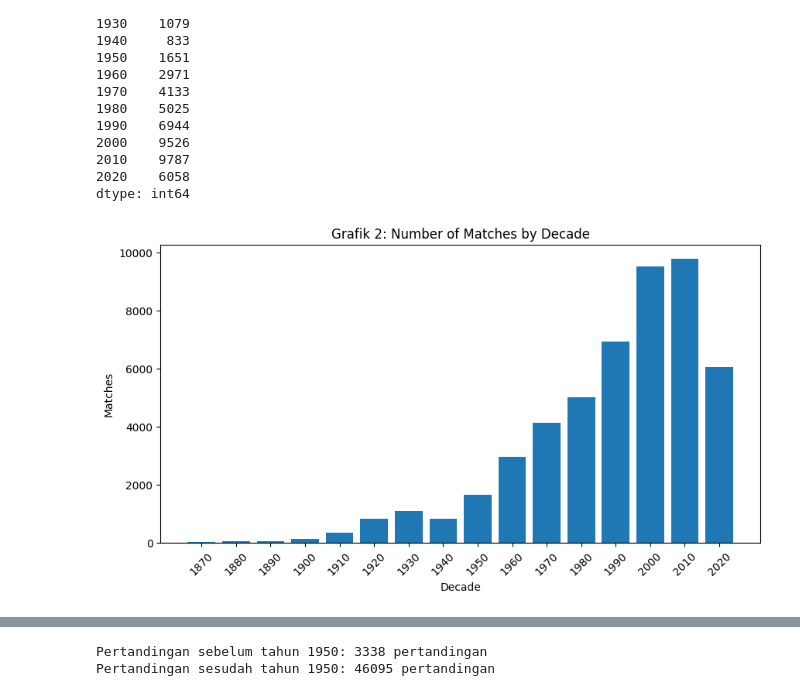
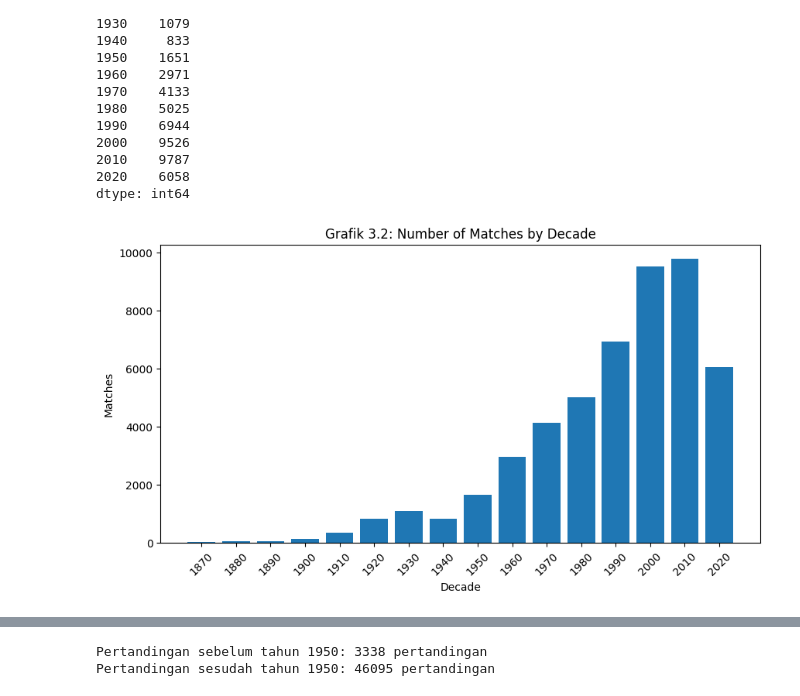
Before and after one commit to RyannPy/international-football-prediction, a Jupyter notebook: notebooks/04_exploratory_data_analyis.ipynb, the cells around one changed output, grey strips where cells are left out. Cells and saved outputs as stored; diff of their text form; code cells hidden in the pictures.

```diff
--- a/notebooks/04_exploratory_data_analyis.ipynb
+++ b/notebooks/04_exploratory_data_analyis.ipynb
@@ -206,18 +206,18 @@ dtype: int64
 # %%
 plt.figure(figsize=(10,5))
 
 plt.bar(
     matches_per_decade.index.astype(str),
     matches_per_decade.values
 )
 
 plt.xticks(rotation=45)
 
-plt.title("Grafik 2: Number of Matches by Decade")
+plt.title("Grafik 3.2: Number of Matches by Decade")
 plt.xlabel("Decade")
 plt.ylabel("Matches")
 
 plt.show()
 # %% [output]
-[figure, old version]
+[figure, new version]
 # %% [markdown]
```
Also changed, not shown: parts of 35 cells of this notebook.
